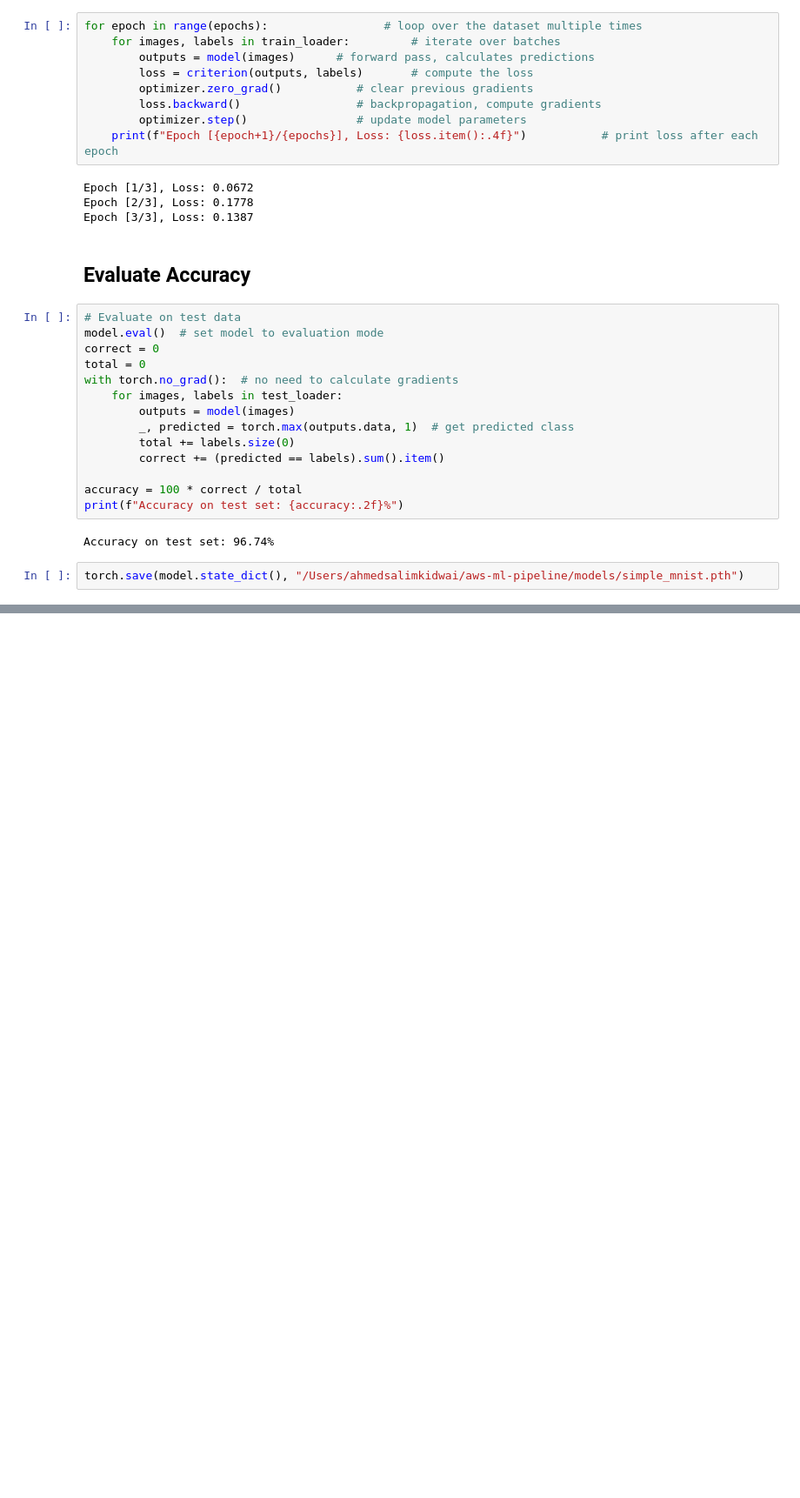
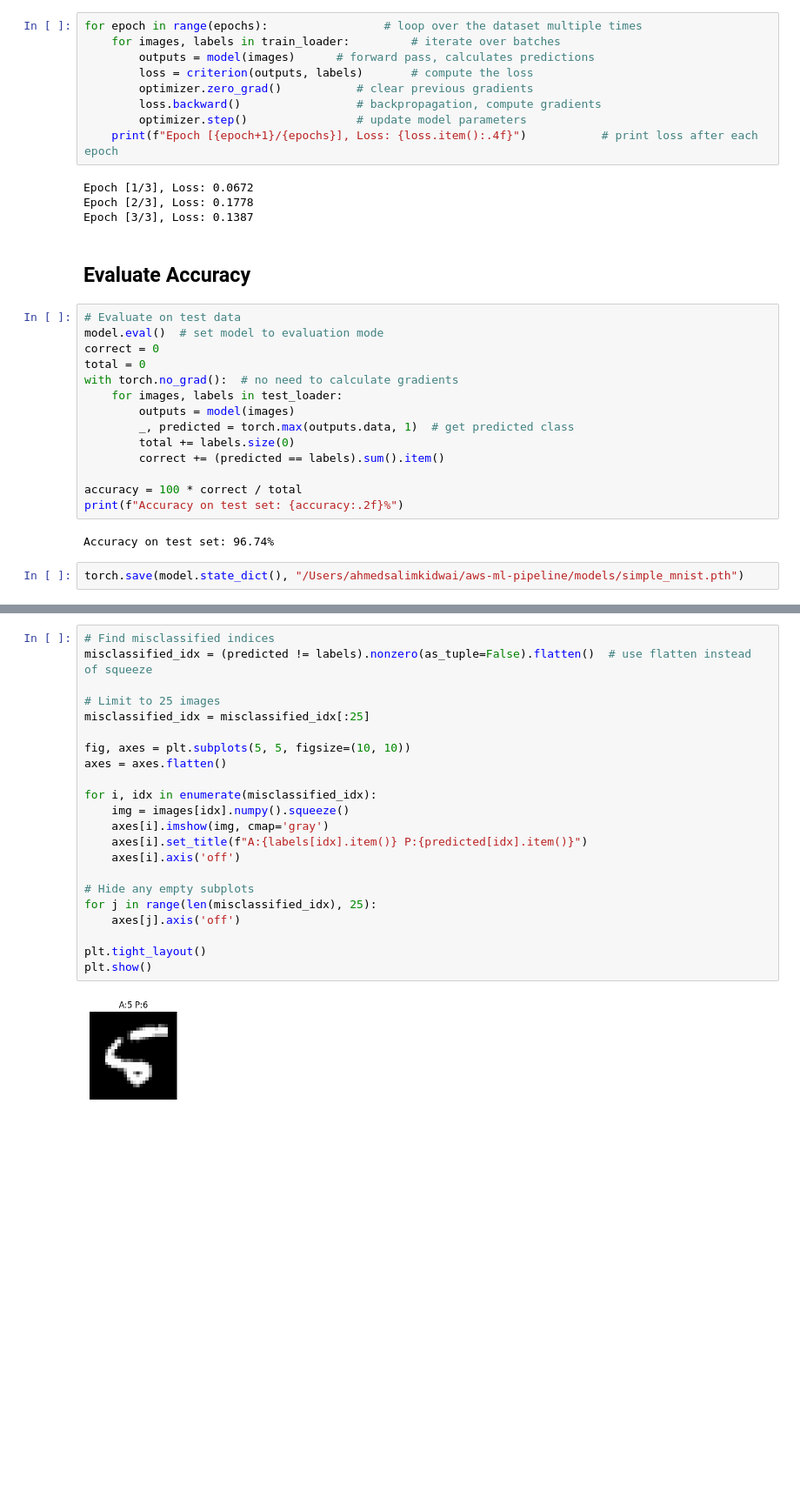
Before and after one commit to hibaalavi3/aws-ml-pipeline, a Jupyter notebook: notebooks/mnist_training.ipynb, the cells around one changed output, grey strips where cells are left out. Shown at 87% size. Cells and saved outputs as stored; diff of their text form; blank space fills up the shorter version.

```diff
--- a/notebooks/mnist_training.ipynb
+++ b/notebooks/mnist_training.ipynb
@@ -89,0 +153,24 @@ torch.save(model.state_dict(), "/Users/ahmedsalimkidwai/aws-ml-pipeline/models/s
+# %%
+# Find misclassified indices
+misclassified_idx = (predicted != labels).nonzero(as_tuple=False).flatten()  # use flatten instead of squeeze
+
+# Limit to 25 images
+misclassified_idx = misclassified_idx[:25]
+
+fig, axes = plt.subplots(5, 5, figsize=(10, 10))
+axes = axes.flatten()
+
+for i, idx in enumerate(misclassified_idx):
+    img = images[idx].numpy().squeeze()
+    axes[i].imshow(img, cmap='gray')
+    axes[i].set_title(f"A:{labels[idx].item()} P:{predicted[idx].item()}")
+    axes[i].axis('off')
+
+# Hide any empty subplots
+for j in range(len(misclassified_idx), 25):
+    axes[j].axis('off')
+
+plt.tight_layout()
+plt.show()
+# %% [output]
+[figure, added]
```
Also changed, not shown: parts of 4 cells of this notebook.
